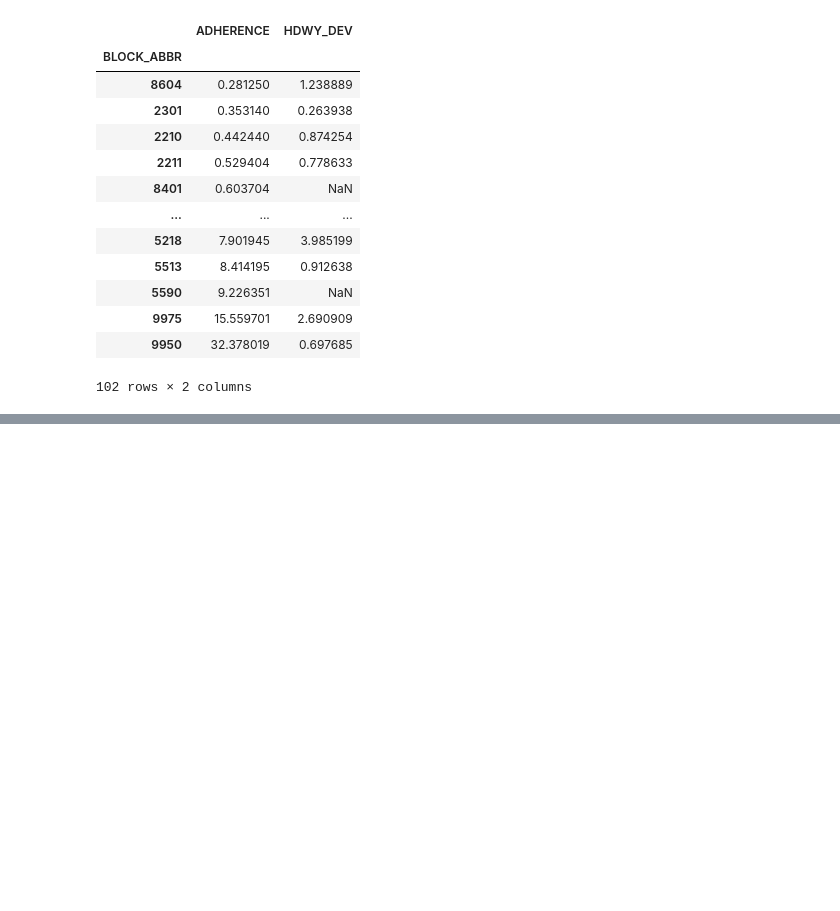
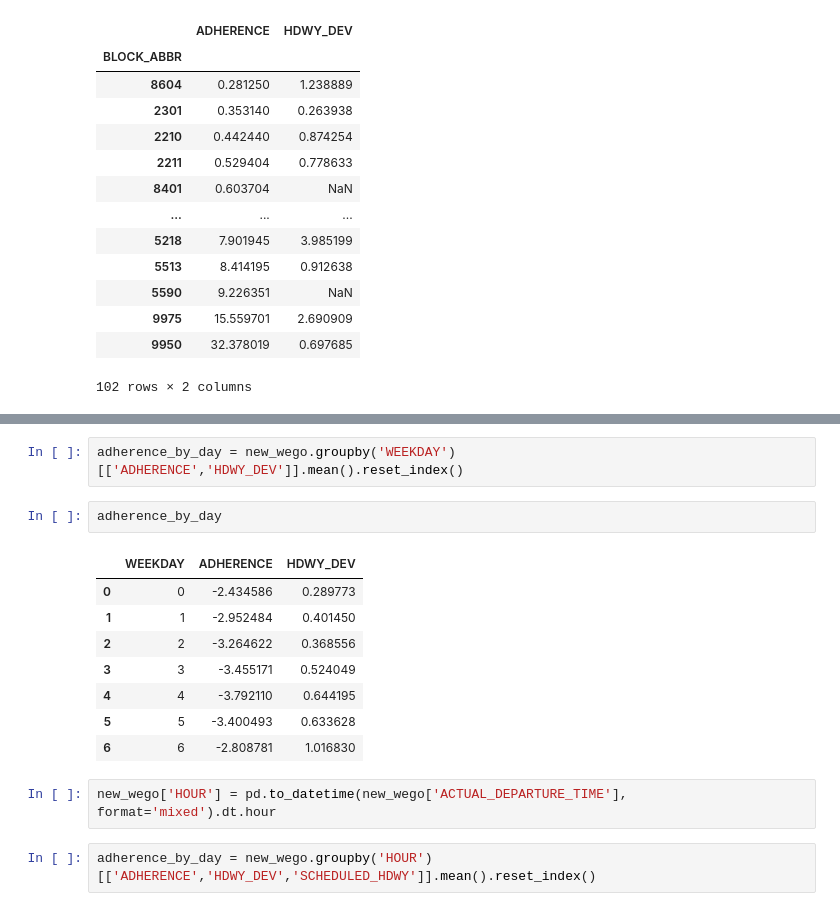
Before and after one commit to NSS-Data-Analytics-Cohort-11/wego-caesars-legion, a Jupyter notebook: notebooks/WeGo Project.ipynb, the cells around one changed output, grey strips where cells are left out. Saved outputs shown, nothing was run; the diff lists cells and outputs as text; blank space fills up the shorter version.

```diff
--- a/notebooks/WeGo Project.ipynb
+++ b/notebooks/WeGo Project.ipynb
@@ -207,0 +269,17 @@ wego.groupby('BLOCK_ABBR')[['ADHERENCE','HDWY_DEV']].mean().abs().sort_values('A
+# %%
+adherence_by_day = new_wego.groupby('WEEKDAY')[['ADHERENCE','HDWY_DEV']].mean().reset_index()
+# %%
+adherence_by_day
+# %% [output]
+|  | WEEKDAY | ADHERENCE | HDWY_DEV |
+| 0 | 0 | -2.434586 | 0.289773 |
+| 1 | 1 | -2.952484 | 0.401450 |
+| 2 | 2 | -3.264622 | 0.368556 |
+| 3 | 3 | -3.455171 | 0.524049 |
+| 4 | 4 | -3.792110 | 0.644195 |
+| 5 | 5 | -3.400493 | 0.633628 |
+| 6 | 6 | -2.808781 | 1.016830 |
+# %%
+new_wego['HOUR'] = pd.to_datetime(new_wego['ACTUAL_DEPARTURE_TIME'], format='mixed').dt.hour
+# %%
+adherence_by_day = new_wego.groupby('HOUR')[['ADHERENCE','HDWY_DEV','SCHEDULED_HDWY']].mean().reset_index()
```
Also changed, not shown: parts of 31 cells of this notebook.
